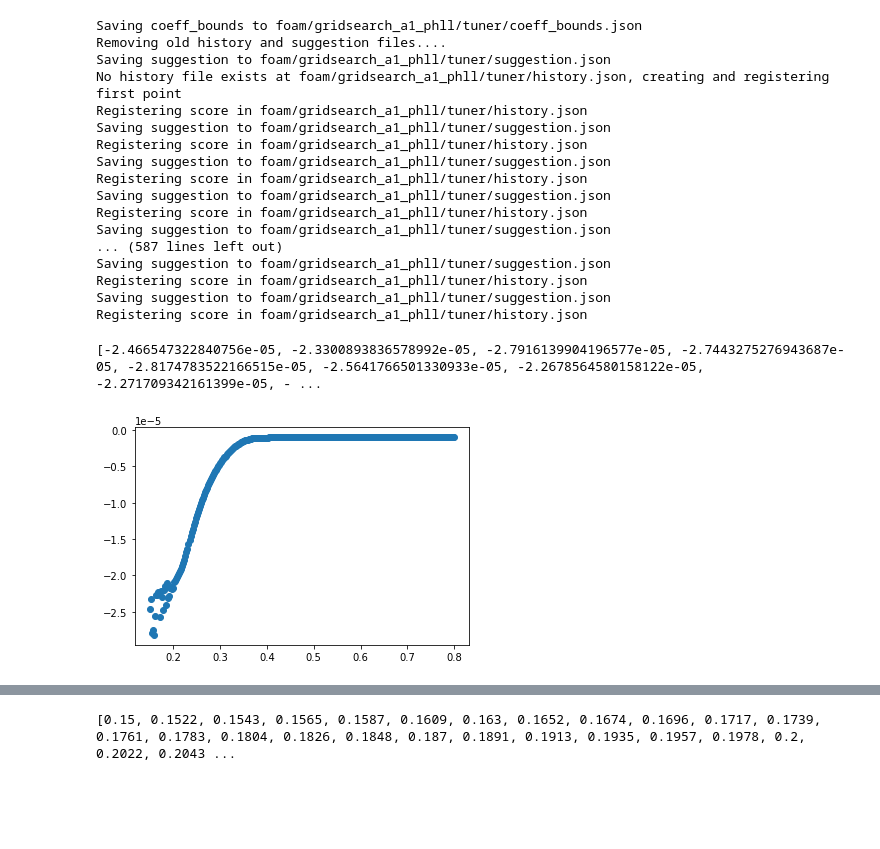
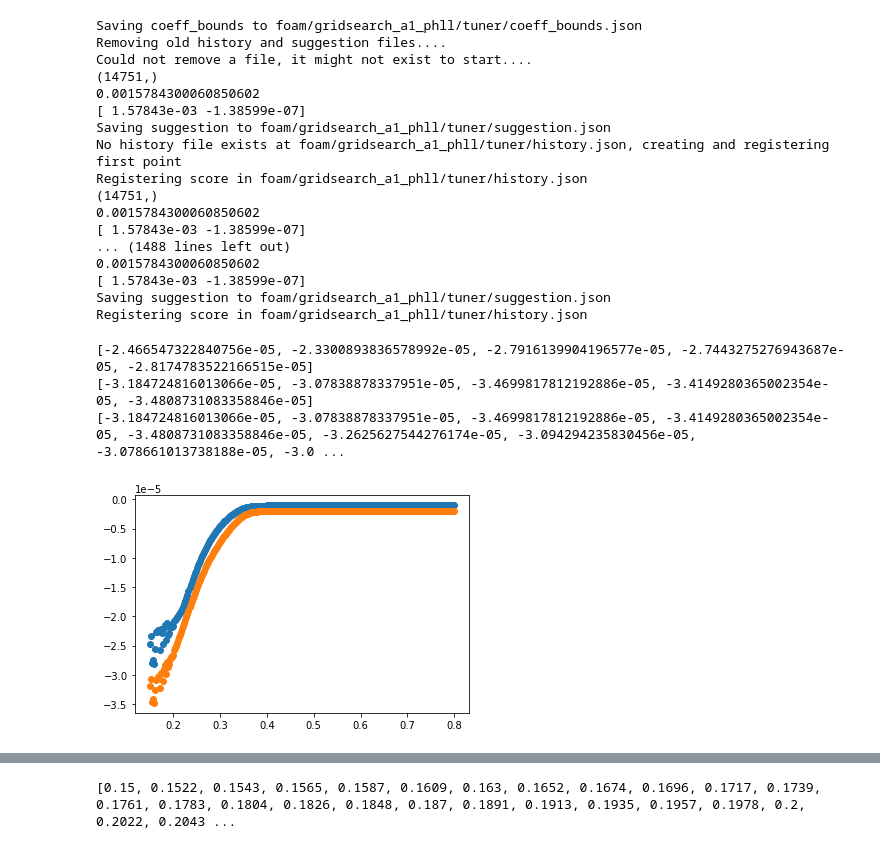
Before and after one commit to rmcconke/turbo-rans, a Jupyter notebook: gridsearch.ipynb, the cells around one changed output, grey strips where cells are left out. Saved outputs shown, nothing was run; the diff lists cells and outputs as text; code cells hidden in the pictures; blank space fills up the shorter version.

```diff
--- a/gridsearch.ipynb
+++ b/gridsearch.ipynb
@@ -79,7 +81,7 @@ for a1 in a1_vec:
     casedir = f'foam/gridsearch_a1_phll/case_1p0_a1_{a1}'
     endtime = get_endtime(case=casedir)
     #print(endtime)
-    score = -mseU_2Dxy(foamdirectory=casedir,foamtime=endtime,ref_df=ref_df)
+    score = -mseU_2Dmag(foamdirectory=casedir,foamtime=endtime,ref_df=ref_df)
     #print(mse)
     search_point = {'a1': a1}
     write_suggestion(directory = history_directory, suggestion = search_point)
@@ -87,33 +89,43 @@ for a1 in a1_vec:
 # %% [output]
 Saving coeff_bounds to foam/gridsearch_a1_phll/tuner/coeff_bounds.json
 Removing old history and suggestion files....
+Could not remove a file, it might not exist to start....
+(14751,)
+0.0015784300060850602
+[ 1.57843e-03 -1.38599e-07]
 Saving suggestion to foam/gridsearch_a1_phll/tuner/suggestion.json
 No history file exists at foam/gridsearch_a1_phll/tuner/history.json, creating and registering first point
 Registering score in foam/gridsearch_a1_phll/tuner/history.json
+(14751,)
+0.0015784300060850602
+[ 1.57843e-03 -1.38599e-07]
+... (1488 lines left out)
+0.0015784300060850602
+[ 1.57843e-03 -1.38599e-07]
 Saving suggestion to foam/gridsearch_a1_phll/tuner/suggestion.json
 Registering score in foam/gridsearch_a1_phll/tuner/history.json
-Saving suggestion to foam/gridsearch_a1_phll/tuner/suggestion.json
-Registering score in foam/gridsearch_a1_phll/tuner/history.json
-Saving suggestion to foam/gridsearch_a1_phll/tuner/suggestion.json
-Registering score in foam/gridsearch_a1_phll/tuner/history.json
-Saving suggestion to foam/gridsearch_a1_phll/tuner/suggestion.json
-... (587 lines left out)
-Saving suggestion to foam/gridsearch_a1_phll/tuner/suggestion.json
-Registering score in foam/gridsearch_a1_phll/tuner/history.json
-Saving suggestion to foam/gridsearch_a1_phll/tuner/suggestion.json
-Registering score in foam/gridsearch_a1_phll/tuner/history.json
 # %%
-history = load_history_to_dict(history_directory,'history.json')
-param = [d['params']['a1'] for d in history]
-target = [d['target'] for d in history]
+history_components = load_history_to_dict(history_directory,'history_components.json')
+param_comp = [d['params']['a1'] for d in history_components]
+target_comp = [d['target'] for d in history_components]
+
+history_mag = load_history_to_dict(history_directory,'history_mag.json')
+param_mag = [d['params']['a1'] for d in history_mag]
+target_mag = [d['target'] for d in history_mag]
 # %%
 import matplotlib.pyplot as plt
 
-plt.scatter(param,target)
-print(target)
+plt.scatter(param_comp,target_comp)
+plt.scatter(param_mag,target_mag)
+
+print(target_comp[0:5])
+print(target_mag[0:5])
+print(target_mag)
 # %% [output]
-[-2.466547322840756e-05, -2.3300893836578992e-05, -2.7916139904196577e-05, -2.7443275276943687e-05, -2.8174783522166515e-05, -2.5641766501330933e-05, -2.2678564580158122e-05, -2.271709342161399e-05, - ...
+[-2.466547322840756e-05, -2.3300893836578992e-05, -2.7916139904196577e-05, -2.7443275276943687e-05, -2.8174783522166515e-05]
+[-3.184724816013066e-05, -3.07838878337951e-05, -3.4699817812192886e-05, -3.4149280365002354e-05, -3.4808731083358846e-05]
+[-3.184724816013066e-05, -3.07838878337951e-05, -3.4699817812192886e-05, -3.4149280365002354e-05, -3.4808731083358846e-05, -3.2625627544276174e-05, -3.094294235830456e-05, -3.078661013738188e-05, -3.0 ...
-[figure, old version]
+[figure, new version]
 # %%
 import pprint
 pprint.pprint(history)
```
Also changed, not shown: parts of 1 cell of this notebook, 1 other file.
